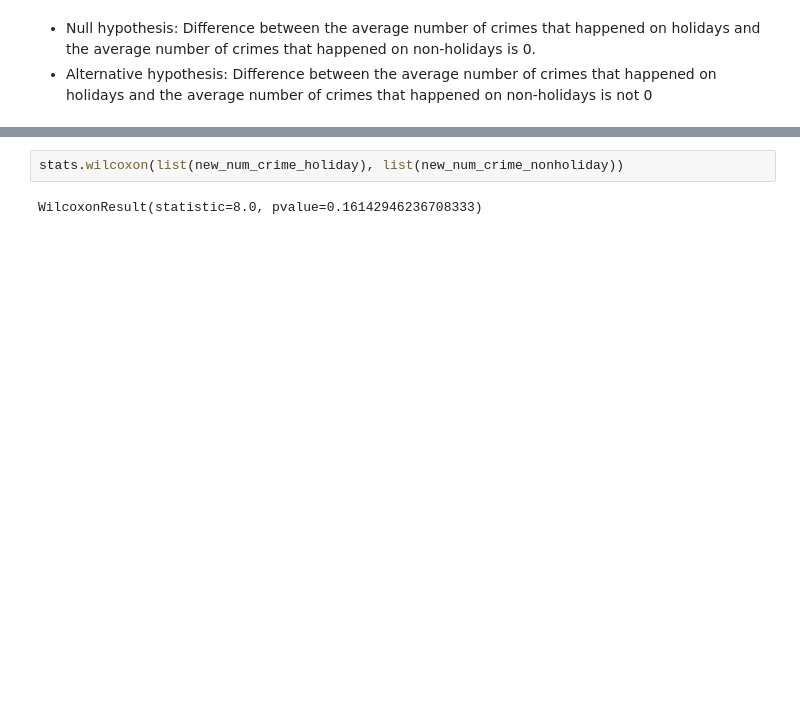
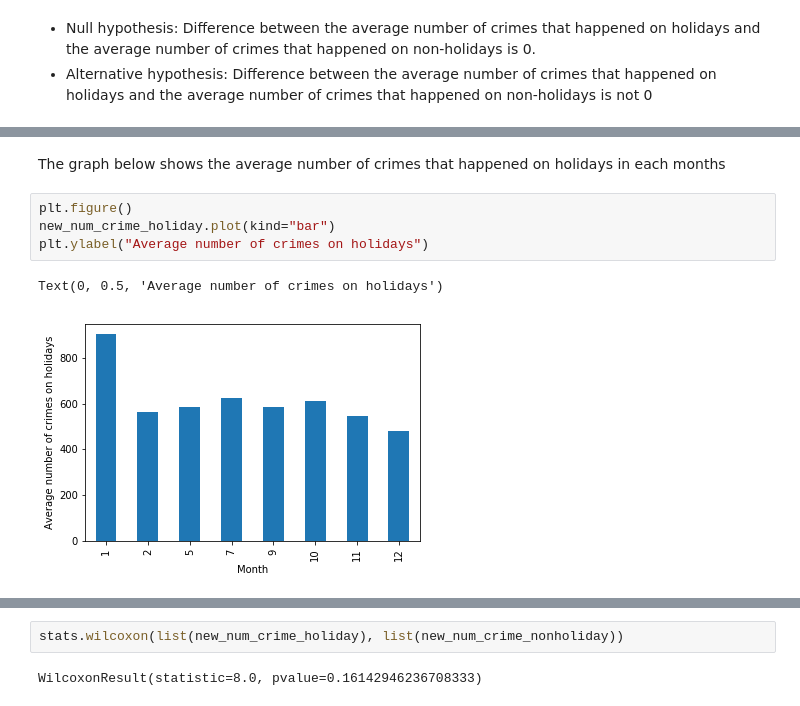
Before and after one commit to r3qin/COGS108FinalProject, a Jupyter notebook: FinalProject.ipynb, the cells around one changed output, grey strips where cells are left out. Saved outputs shown, nothing was run; the diff lists cells and outputs as text; blank space fills up the shorter version.

```diff
--- a/FinalProject.ipynb
+++ b/FinalProject.ipynb
@@ -187,0 +259,9 @@ new_num_crime_nonholiday.plot(kind="bar")
+# %% [markdown]
+The graph below shows the average number of crimes that happened on holidays in each months
+# %%
+plt.figure()
+new_num_crime_holiday.plot(kind="bar")
+plt.ylabel("Average number of crimes on holidays")
+# %% [output]
+Text(0, 0.5, 'Average number of crimes on holidays')
+[figure, added]
```
Also changed, not shown: parts of 42 cells of this notebook.
